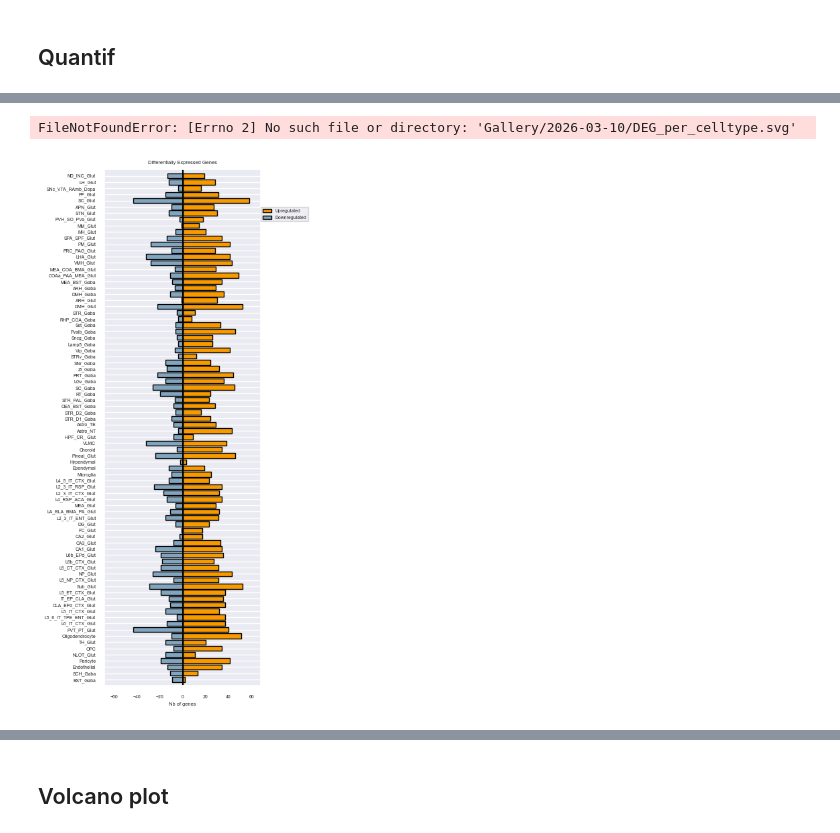
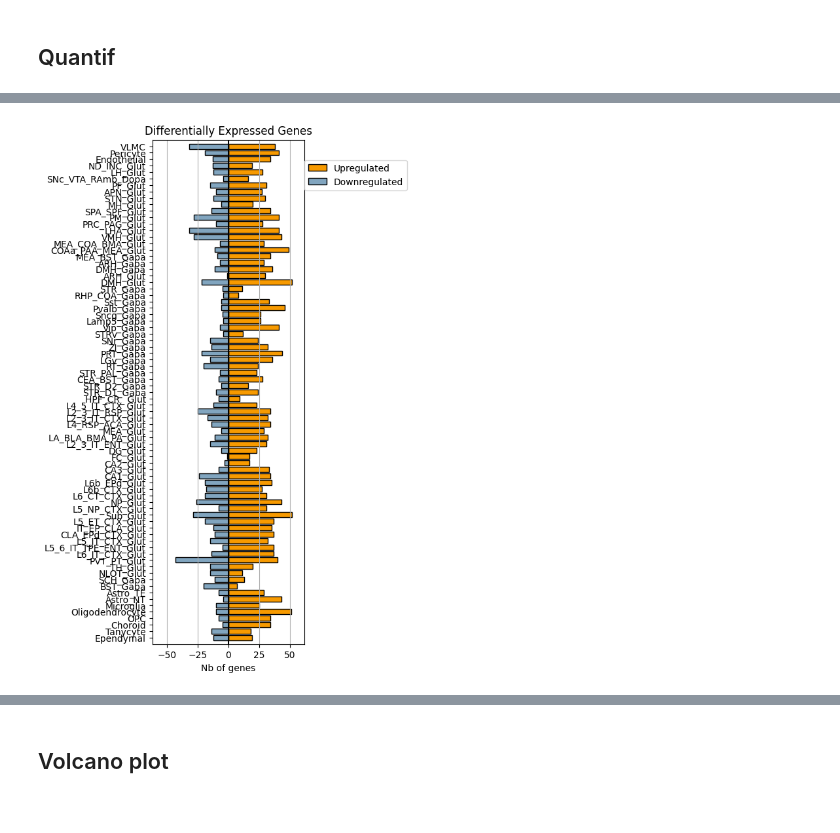
Before and after one commit to Carboneinerte/Pynda_ssc, a Jupyter notebook: v11E_DEG.ipynb, the cells around one changed output, grey strips where cells are left out. Cells and saved outputs as stored; diff of their text form; code cells hidden in the pictures.

```diff
--- a/v11E_DEG.ipynb
+++ b/v11E_DEG.ipynb
@@ -22,7 +22,7 @@ test = "APP"
 # control = "WT"
 # test = "APP"
 
-df_all = pd.read_excel(f'{dir_notebook}/analysis/{name_dir}/foldchanges/celltype/DEG_celltype_no-filter.xlsx', sheet_name=None)
+df_all = pd.read_excel(f'{dir_processed}/analysis/{name_dir}/foldchanges/cell_type_final/DEG_cell_type_final_no-filter.xlsx', sheet_name=None)
 df_expressed = {}
 for key in df_all.keys():
     if control in df_all[key]["group"].unique():
@@ -52,3 +52,6 @@ sns.clustermap(df_filter_sec, cmap = 'viridis',# z_score=1,  center=0, vmin = -2
 # %% [output]
 <seaborn.matrix.ClusterGrid at 0x...>
 [figure]
+# %%
+df_filter.pop('')
+len(df_filter.keys())
@@ -259,7 +333,7 @@ FileNotFoundError: [Errno 2] No such file or directory: 'Gallery/2026-03-10/top_
 ## Quantif
 # %%
 df_deg_quant = []
-expressed = [len(df_expressed[key]) for key in df_expressed.keys()]
+expressed = [len(df_expressed[key]) for key in df_filter.keys()]
 deg_quant = [len(df_filter[key]) for key in df_filter.keys()]
 deg_up = [len(df_filter[key][df_filter[key]['logfoldchanges'] > 0]) for key in df_filter.keys()]
 deg_down = [len(df_filter[key][df_filter[key]['logfoldchanges'] < 0]) for key in df_filter.keys()]
@@ -336,7 +414,7 @@ df_deg_quant
 # df_deg_quant.drop(['VLMC', "Ependymal","Choroid",'Tanycyte'], axis = 0, inplace=True)
 
 ### Celltypes only, remove tanycyte
-df_deg_quant.drop(['Tanycyte'], axis = 0, inplace=True)
+# df_deg_quant.drop(['Tanycyte'], axis = 0, inplace=True)
 # %%
 # order_list = ['STR D2 Gaba', 'STR D1 Gaba', 'DG Glut', 'CA1 ProS Glut', 'CA2 FC IG Glut', 'CA3 Glut',
 #                'LSX Gaba', 'CEA Gaba', 'STR PAL Gaba', 'COAa PAA MEA Glut', 'NLOT Glut', 'L2 3 IT PIR ENTl Glut',
@@ -375,23 +466,24 @@ set1.difference(set2)
 # %%
 import matplotlib.pyplot as plt
 
 
-plt.figure(figsize=(3,10))
+fig = plt.figure(figsize=(3,10))
 # df_deg_quant.sort_values(by='Downregulated', inplace=True)
 # plt.barh(y = df_deg_quant["Celltype_order"].astype(str), width=df_deg_quant['Expressed'], height = 0.8, color =[], edgecolor = 'black', label = 'Expressed')
 plt.barh(y = df_deg_quant["Celltype_order"].astype(str), width=df_deg_quant['Upregulated'], color = "#f79a00ff" , height = 0.8, edgecolor = 'black', label = "Upregulated")
 plt.barh(y = df_deg_quant["Celltype_order"].astype(str), width=-df_deg_quant['Downregulated'],color = "#81a5bfff", height = 0.8, edgecolor = 'black', label = 'Downregulated')
 plt.vlines(x=0, ymin=-1,ymax=len(df_deg_quant), color = 'black')
 plt.legend(loc=(1,0.9))
 plt.xlim((max(max(df_deg_quant['Upregulated']),max(df_deg_quant['Downregulated']))*-1)-10, max(max(df_deg_quant['Upregulated']),max(df_deg_quant['Downregulated']))+10)
 plt.ylim(-1,len(df_deg_quant))
 plt.title(f'Differentially Expressed Genes')
 plt.xlabel("Nb of genes")
 plt.grid(axis="x")
+
+save_figure(fig, "DEG_per_celltype",name_dir, format="svg")
 # plt.savefig(f'Gallery/{today}/DEG_per_celltype.svg', dpi = 300, format = "svg",transparent = True)
 # %% [output]
-FileNotFoundError: [Errno 2] No such file or directory: 'Gallery/2026-03-10/DEG_per_celltype.svg'
-[figure, old version]
+[figure, new version]
 # %%
 cell_class_to_plot = 'Ependymal'
 df_quant_temp = df_deg_quant[df_deg_quant['cell_class']==cell_class_to_plot]
```
Also changed, not shown: parts of 60 cells of this notebook, 5 other files.
